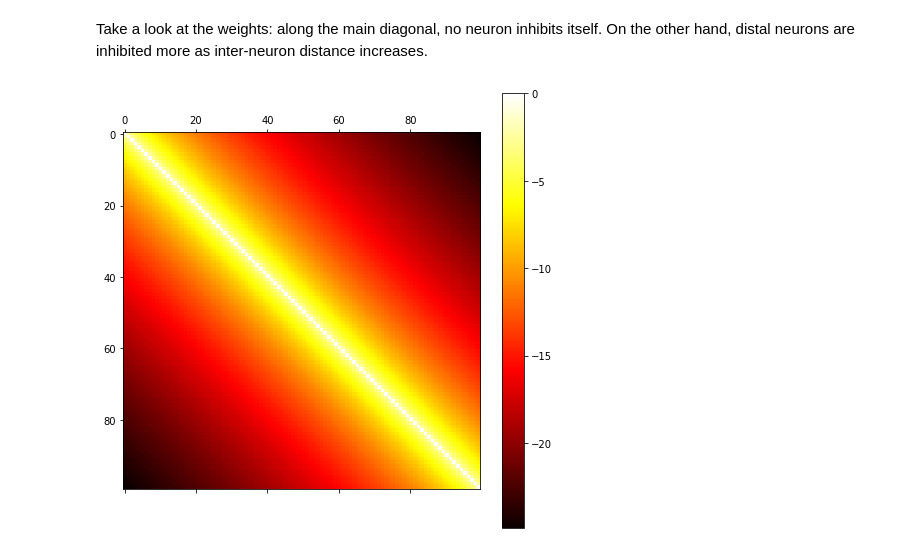
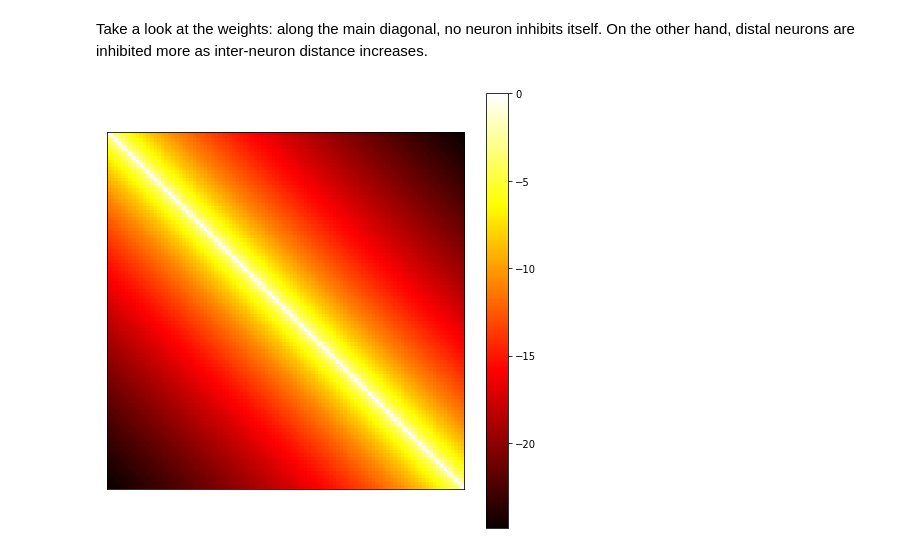
Before and after one commit to djsaunde/spiketorch, a Jupyter notebook: examples/spiketorch Demo.ipynb, the cells around one changed output. Drawn from its saved outputs; the diff is of its cells as text; code cells hidden in the pictures.

```diff
--- a/examples/spiketorch Demo.ipynb
+++ b/examples/spiketorch Demo.ipynb
@@ -176,6 +190,7 @@ Take a look at the weights: along the main diagonal, no neuron inhibits itself.
 # %%
 fig, ax = plt.subplots(figsize=(8, 8))
 im = ax.matshow(w.numpy(), cmap='hot')
+plt.xticks(()); plt.yticks(())
 plt.colorbar(im); plt.show()
 # %% [output]
-[figure, old version]
+[figure, new version]
```
Also changed, not shown: parts of 30 cells of this notebook.
